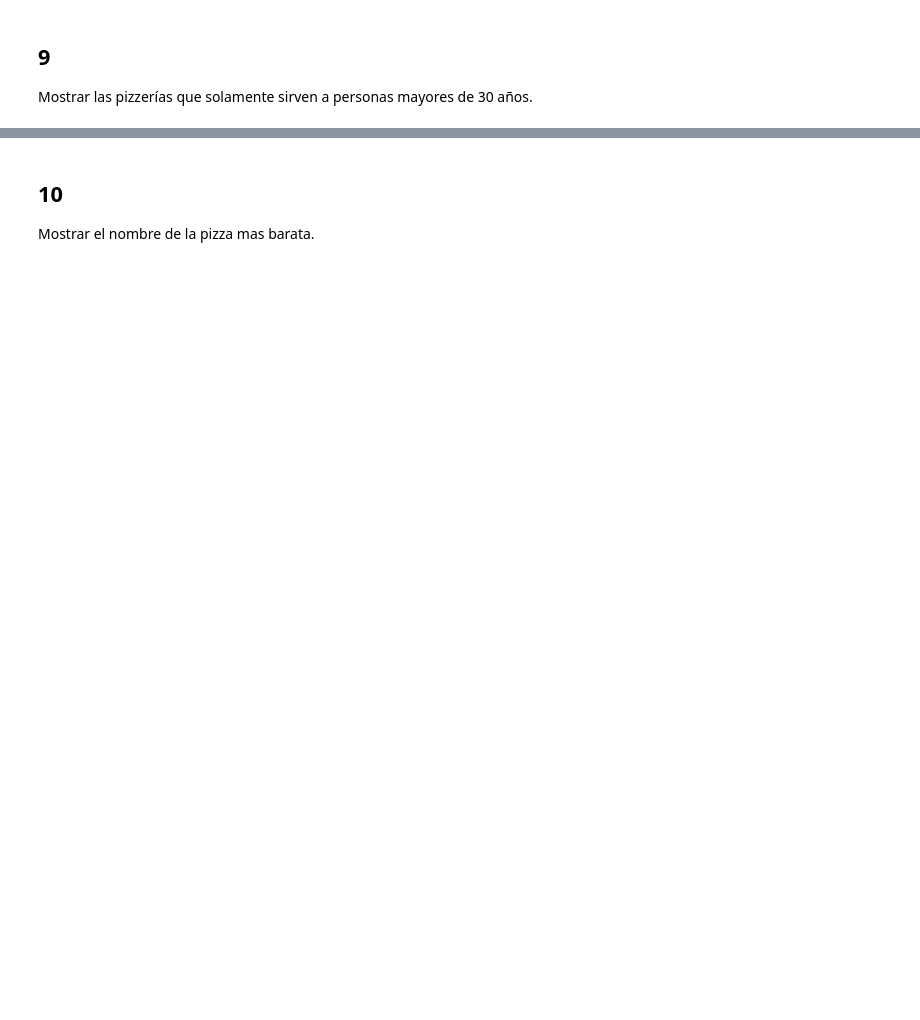
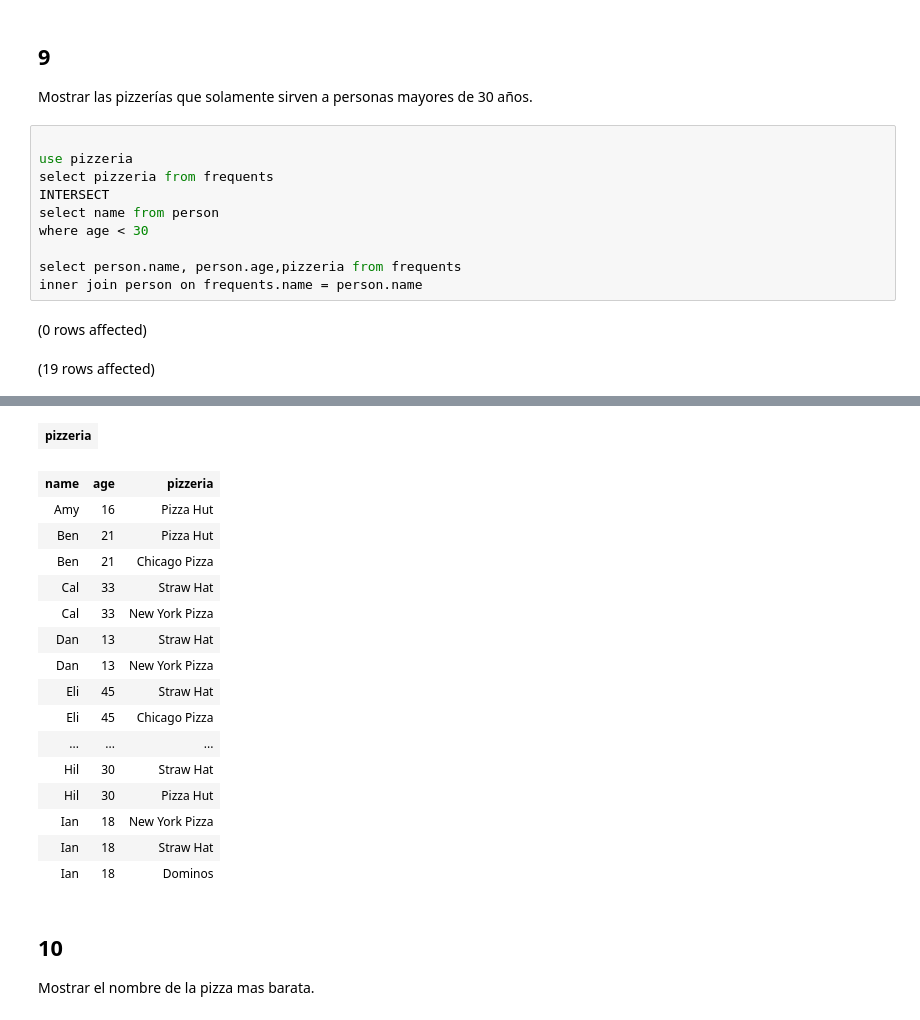
Before and after one commit to NivekWTF/TallerBD_PVC, a Jupyter notebook: Pizza.ipynb, the cells around one changed output, grey strips where cells are left out. Saved outputs shown, nothing was run; the diff lists cells and outputs as text; blank space fills up the shorter version.

```diff
--- a/Pizza.ipynb
+++ b/Pizza.ipynb
@@ -251,3 +272,16 @@ Mostrar las pizzas cuyo costo es mayor que 10 y que comen Eli y Gus.
 # %% [markdown]
 ## 9 ##
 Mostrar las pizzerías que solamente sirven a personas mayores de 30 años.
+# %%
+
+use pizzeria
+select pizzeria from frequents
+INTERSECT
+select name from person
+where age < 30
+
+select person.name, person.age,pizzeria from frequents
+inner join person on frequents.name = person.name
+# %% [output]
+(0 rows affected)
+(19 rows affected)
@@ -254,3 +289,20 @@ Mostrar las pizzerías que solamente sirven a personas mayores de 30 años.
+| pizzeria |
+| name | age | pizzeria |
+| Amy | 16 | Pizza Hut |
+| Ben | 21 | Pizza Hut |
+| Ben | 21 | Chicago Pizza |
+| Cal | 33 | Straw Hat |
+| Cal | 33 | New York Pizza |
+| Dan | 13 | Straw Hat |
+| Dan | 13 | New York Pizza |
+| Eli | 45 | Straw Hat |
+| Eli | 45 | Chicago Pizza |
+| ... | ... | ... |
+| Hil | 30 | Straw Hat |
+| Hil | 30 | Pizza Hut |
+| Ian | 18 | New York Pizza |
+| Ian | 18 | Straw Hat |
+| Ian | 18 | Dominos |
 # %% [markdown]
 ## 10 ##
 Mostrar el nombre de la pizza mas barata.
```
Also changed, not shown: parts of 8 cells of this notebook.
